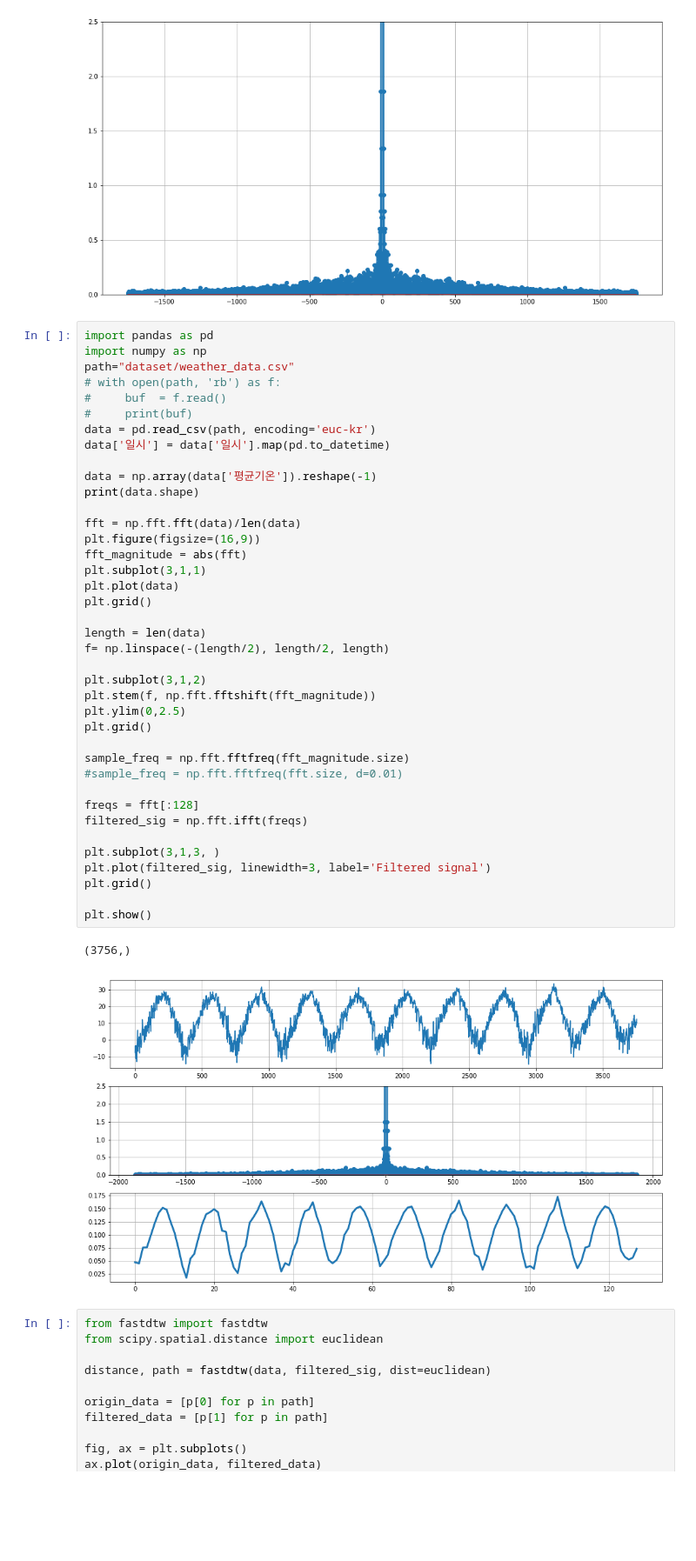
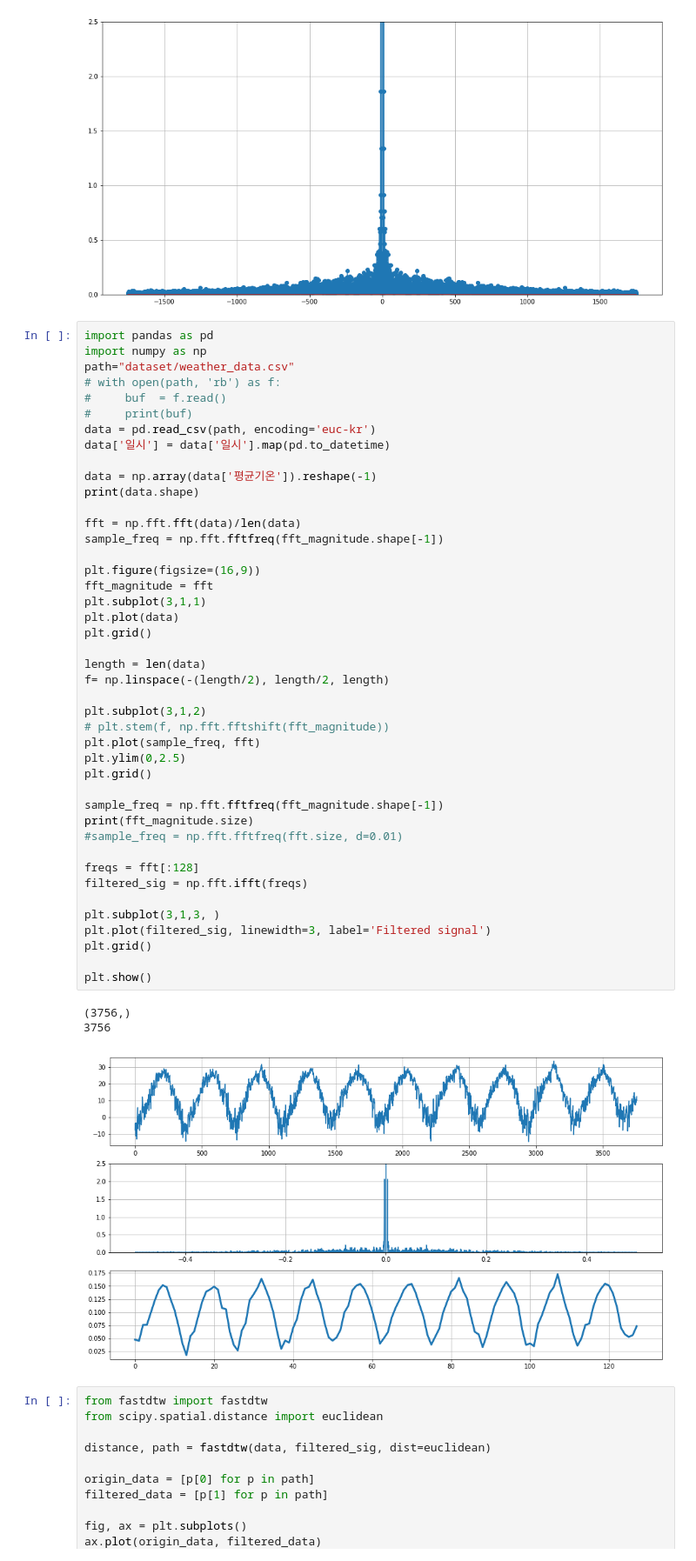
Before and after one commit to dassolkim/time-series-analysis, a Jupyter notebook: bitcoin_jihun/DFT/DFT_study.ipynb, the cells around one changed output. Shown at 87% size. Saved outputs shown, nothing was run; the diff lists cells and outputs as text; blank space fills up the shorter version.

```diff
--- a/bitcoin_jihun/DFT/DFT_study.ipynb
+++ b/bitcoin_jihun/DFT/DFT_study.ipynb
@@ -332,37 +331,42 @@ data = pd.read_csv(path, encoding='euc-kr')
 data['일시'] = data['일시'].map(pd.to_datetime)
 
 data = np.array(data['평균기온']).reshape(-1)
 print(data.shape)
 
 fft = np.fft.fft(data)/len(data)
+sample_freq = np.fft.fftfreq(fft_magnitude.shape[-1])
+
 plt.figure(figsize=(16,9))
-fft_magnitude = abs(fft)
+fft_magnitude = fft
 plt.subplot(3,1,1)
 plt.plot(data)
 plt.grid()
 
 length = len(data)
 f= np.linspace(-(length/2), length/2, length)
 
 plt.subplot(3,1,2)
-plt.stem(f, np.fft.fftshift(fft_magnitude))
+# plt.stem(f, np.fft.fftshift(fft_magnitude))
+plt.plot(sample_freq, fft)
 plt.ylim(0,2.5)
 plt.grid()
 
-sample_freq = np.fft.fftfreq(fft_magnitude.size)
+sample_freq = np.fft.fftfreq(fft_magnitude.shape[-1])
+print(fft_magnitude.size)
 #sample_freq = np.fft.fftfreq(fft.size, d=0.01)
 
 freqs = fft[:128]
 filtered_sig = np.fft.ifft(freqs)
 
 plt.subplot(3,1,3, )
 plt.plot(filtered_sig, linewidth=3, label='Filtered signal')
 plt.grid()
 
 plt.show()
 # %% [output]
 (3756,)
+3756
-[figure, old version]
+[figure, new version]
 # %%
 from fastdtw import fastdtw
 from scipy.spatial.distance import euclidean
```
Also changed, not shown: parts of 6 cells of this notebook, 2 other files.
